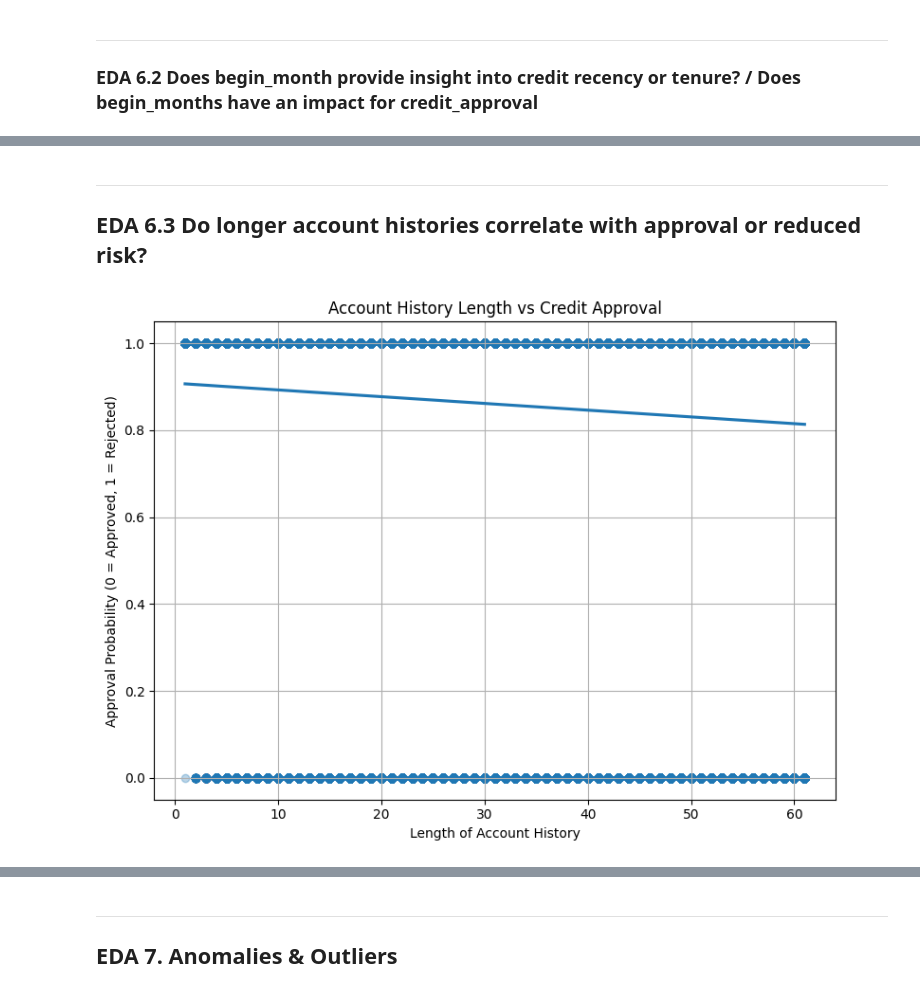
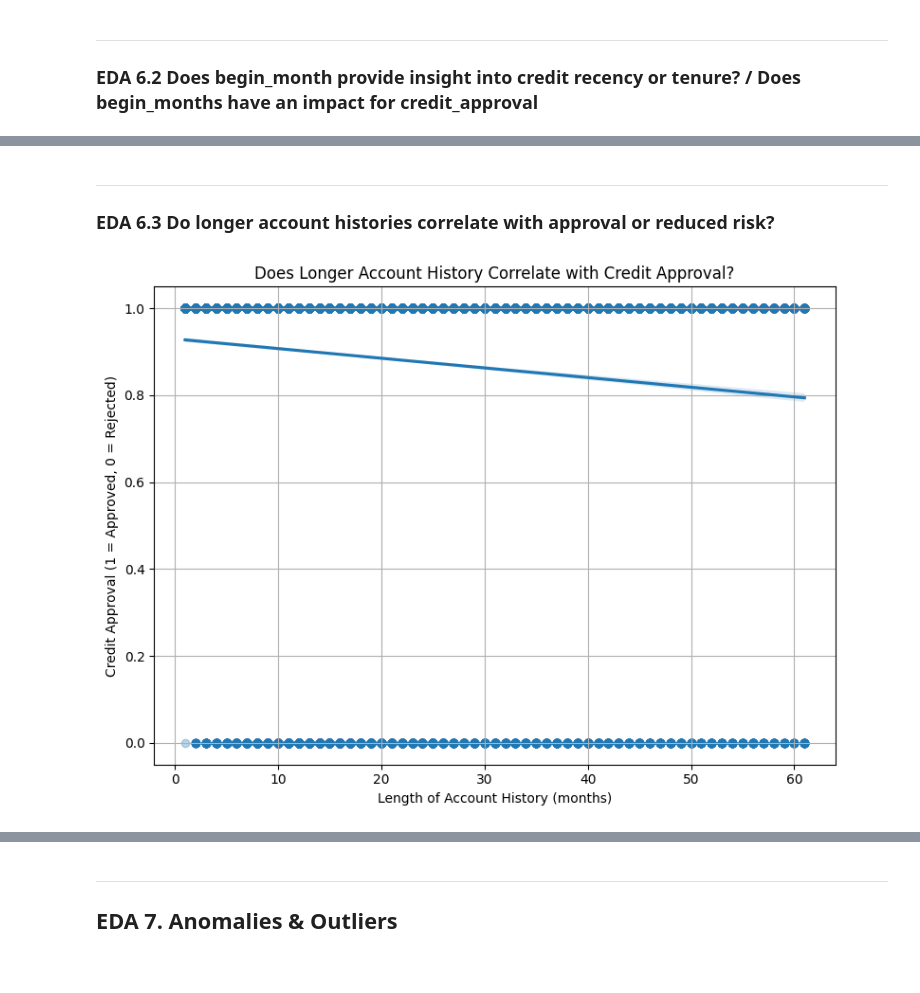
Before and after one commit to yonathanggraiwan/p2-final-project-ftds-028-hck-group-001, a Jupyter notebook: EDA_YA.ipynb, the cells around one changed output, grey strips where cells are left out. Drawn from its saved outputs; the diff is of its cells as text; code cells hidden in the pictures.

```diff
--- a/EDA_YA.ipynb
+++ b/EDA_YA.ipynb
@@ -113,10 +129,10 @@ Insight:
 ___
 ### EDA 4.2 Is There a Relationship Between 'years_employed' and 'income' or 'target'?
 # %%
-# Konversi days_employed ke years_employed
-data['years_employed'] = -(data['days_employed'] / 365)
+# Convert days_employed to years_employed
+data['years_employed'] = data['days_employed'].abs() / 365
 
-# Pastikan credit_approval sudah jadi numerik
+# Ensure credit_approval is converted to numeric
 data['credit_approval'] = data['credit_approval'].map({'Yes': 1, 'No': 0})
 # %%
 plt.figure(figsize=(8, 6))
@@ -210,28 +269,33 @@ No relationship / impact.
 # %% [markdown]
 ___
-## EDA 6.3 Do longer account histories correlate with approval or reduced risk?
+### EDA 6.3 Do longer account histories correlate with approval or reduced risk?
 # %%
+# Step 1: Calculate account history length
 account_length = data.groupby('id')['months_balance'].count().reset_index()
 account_length.columns = ['id', 'account_history_length']
 
-# Mapping credit_approval to numeric without changing original data
-approval_mapped = data[['id', 'credit_approval']].copy()
-approval_mapped['credit_approval'] = approval_mapped['credit_approval'].map({'Yes': 1, 'No': 0})
+# Step 2: Use majority approval signal per ID
+approval_status = data.groupby('id')['credit_approval'].agg(lambda x: x.mode()[0]).reset_index()
 
-# Merge account length with mapped approval
-merged = account_length.merge(approval_mapped, on='id')
+# Step 3: Merge datasets
+merged = account_length.merge(approval_status, on='id', how='inner')
 
-# Plot regplot
+# Step 4: Plot regression
 plt.figure(figsize=(8, 6))
-sns.regplot(data=merged, x='account_history_length', y='credit_approval', scatter_kws={'alpha':0.3})
-plt.title('Account History Length vs Credit Approval')
-plt.xlabel('Length of Account History')
-plt.ylabel('Approval Probability (0 = Approved, 1 = Rejected)')
+sns.regplot(
+    data=merged,
+    x='account_history_length',
+    y='credit_approval',
+    scatter_kws={'alpha': 0.3}
+)
+plt.title('Does Longer Account History Correlate with Credit Approval?')
+plt.xlabel('Length of Account History (months)')
+plt.ylabel('Credit Approval (1 = Approved, 0 = Rejected)')
 plt.grid(True)
 plt.tight_layout()
 plt.show()
 # %% [output]
-[figure, old version]
+[figure, new version]
 # %% [markdown]
 Insight:
 
```
Also changed, not shown: parts of 23 cells of this notebook, 1 other file.
